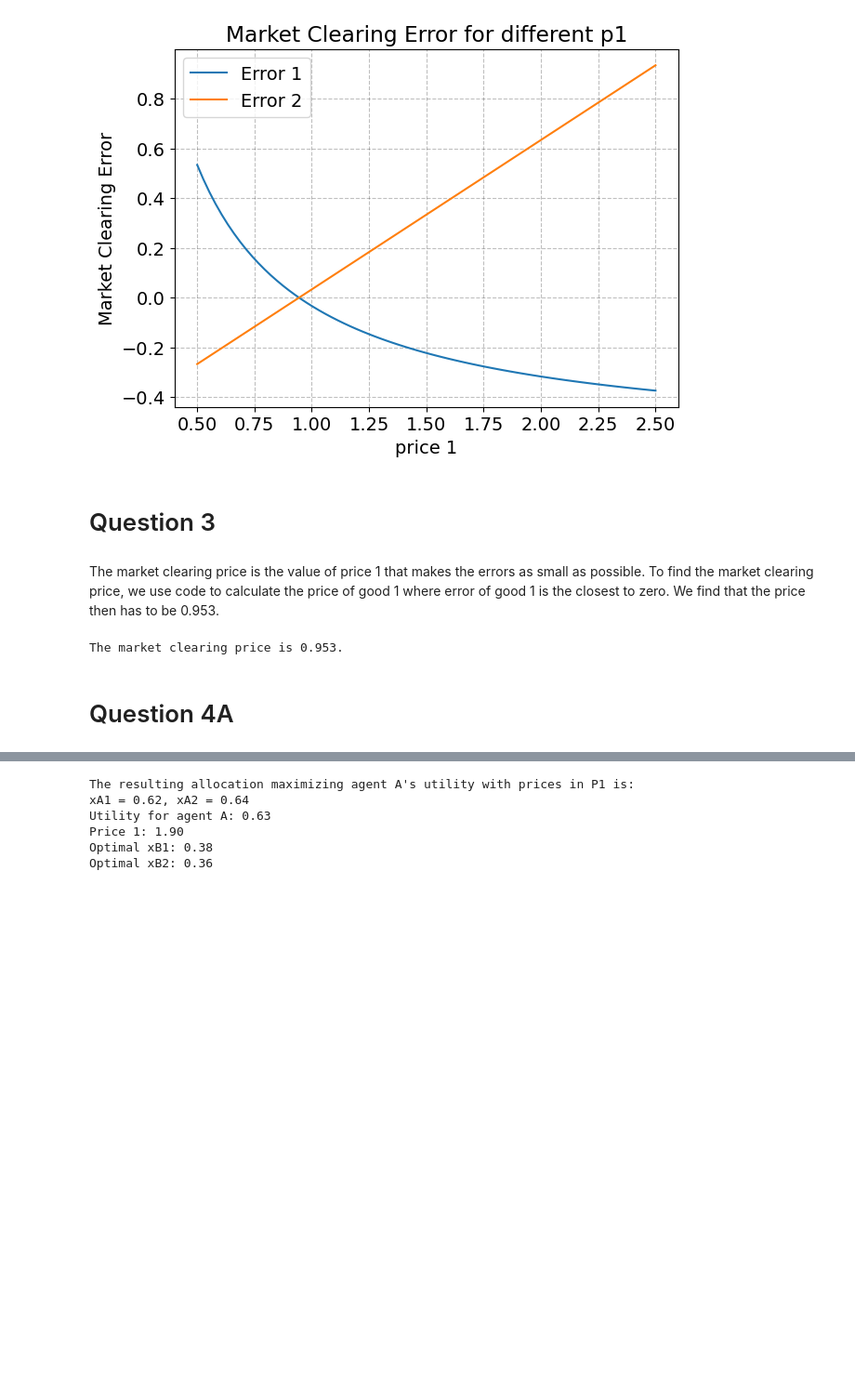
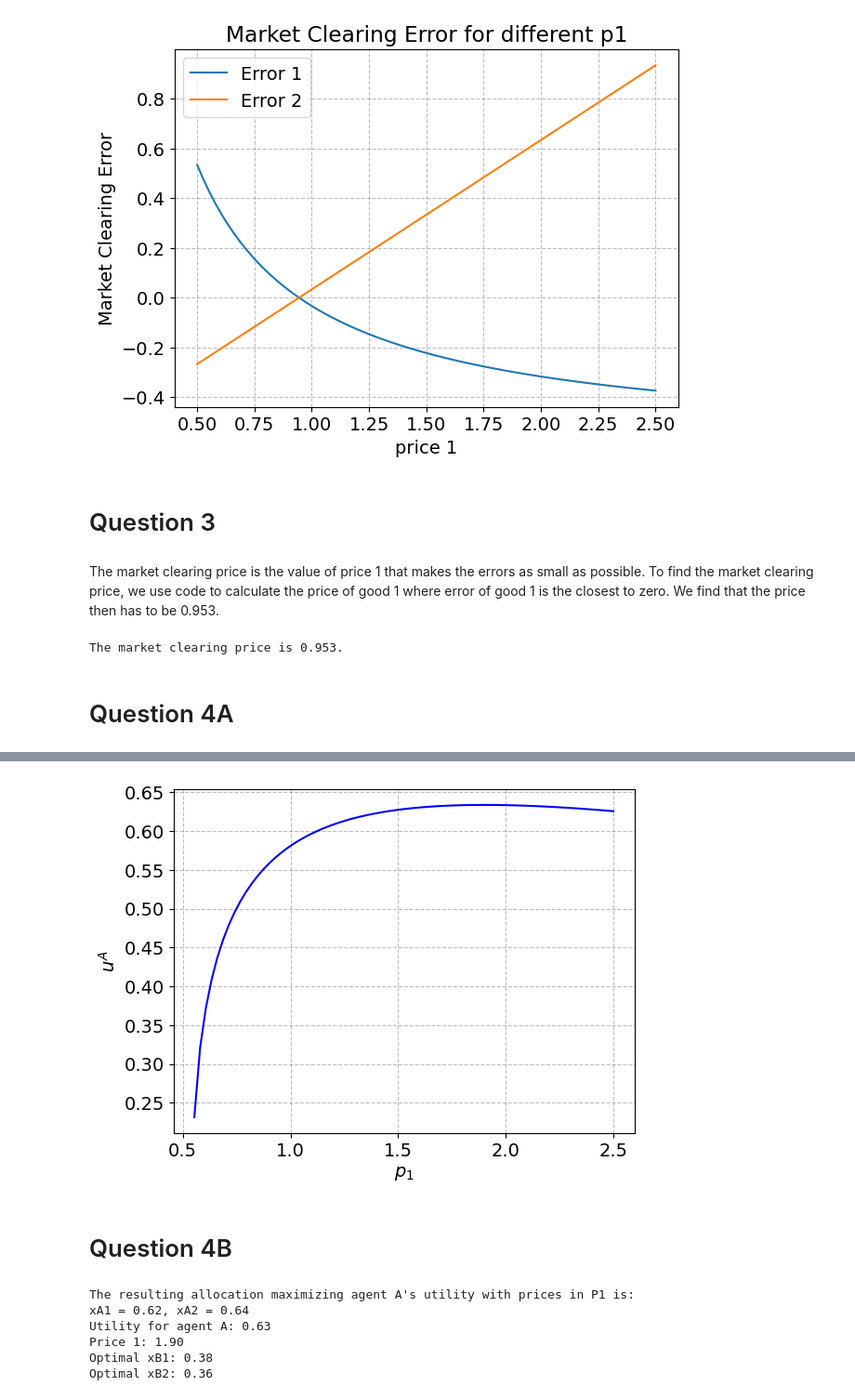
Before and after one commit to NumEconCopenhagen/projects-2024-malik-og-mads, a Jupyter notebook: inauguralproject/InauguralProject2024.ipynb, the cells around one changed output, grey strips where cells are left out. Shown at 93% size. Saved outputs shown, nothing was run; the diff lists cells and outputs as text; code cells hidden in the pictures; blank space fills up the shorter version.

```diff
--- a/inauguralproject/InauguralProject2024.ipynb
+++ b/inauguralproject/InauguralProject2024.ipynb
@@ -164,3 +163,80 @@ print(f"The market clearing price is {market_clearing_price:.3f}.")
 The market clearing price is 0.953.
 # %% [markdown]
 # Question 4A
+# %%
+# Creating an instance of the model
+from scipy.optimize import minimize
+model = ExchangeEconomyClass()
+
+# Defining the set of prices P1
+N = 75
+P1 = np.linspace(0.5, 2.5, N+1)
+
+# Defining the objective function to maximize agent A's utility
+def objective(p1):
+    xB1, xB2 = model.demand_B(p1)
+    return -model.utility_A(1 - xB1, 1 - xB2)
+
+# Choosing an initial guess for p1
+p1_initial_guess = 1.0
+
+# Define bounds for p1 based on P1
+min_price = min(P1)
+max_price = max(P1)
+bounds = [(min_price, max_price)]
+
+# Maximizing agent A's utility
+result = minimize(objective, p1_initial_guess, bounds=bounds)
+
+# Extracting the optimal p1
+p1_optimal = result.x[0]
+
+# Calculati ng the resulting allocation for agent A using the optimal price
+xB1_optimal, xB2_optimal = model.demand_B(p1_optimal)
+xA1_optimal = 1 - xB1_optimal
+xA2_optimal = 1 - xB2_optimal
+
+# Finding the utility of agent A for the resulting allocation
+utility_A_optimal = model.utility_A(xA1_optimal, xA2_optimal)
+
+list_uA = []
+
+price_list = P1
+
+for p1 in price_list:
+    x1B, x2B = model.demand_B(p1)
+    x1A = 1-x1B
+    x2A = 1-x2B
+
+    uA = model.utility_A(x1A, x2A)
+    list_uA.append(uA)
+
+
+import numpy as np
+
+# Assuming list_uA and price_list are defined and have the same length
+list_uA = np.array(list_uA)
+price_list = np.array(price_list)
+
+# Finding the index of the maximum value in list_uA
+index_of_max_uA = np.argmax(list_uA)
+
+# Using the index to find the price
+price_with_max_uA = price_list[index_of_max_uA]
+
+# The maximum value for list_uA itself
+max_uA_value = list_uA[index_of_max_uA]
+
+# Creating a scatter plot to show agent A's untility for different p1
+plt.plot(price_list, list_uA, marker='', color='blue')
+plt.xlabel("$p_1$")
+plt.ylabel("$u^A$")
+
+# Printing the optimal allocation and utility for agent A and B
+print("The resulting allocation maximizing agent A's utility with prices in P1 is:")
+print(f"xA1 = {xA1_optimal:.2f}, xA2 = {xA2_optimal:.2f}")
+print(f"Utility for agent A: {utility_A_optimal:.2f}")
+print(f"Price 1: {p1_optimal:.2f}")
+print(f"Optimal xB1: {xB1_optimal:.2f}")
+print(f"Optimal xB2: {xB2_optimal:.2f}")
+# %% [output]
@@ -167 +249,4 @@ The market clearing price is 0.953.
+[figure, added]
+# %% [markdown]
+# Question 4B
 # %%
```
Also changed, not shown: parts of 21 cells of this notebook.
